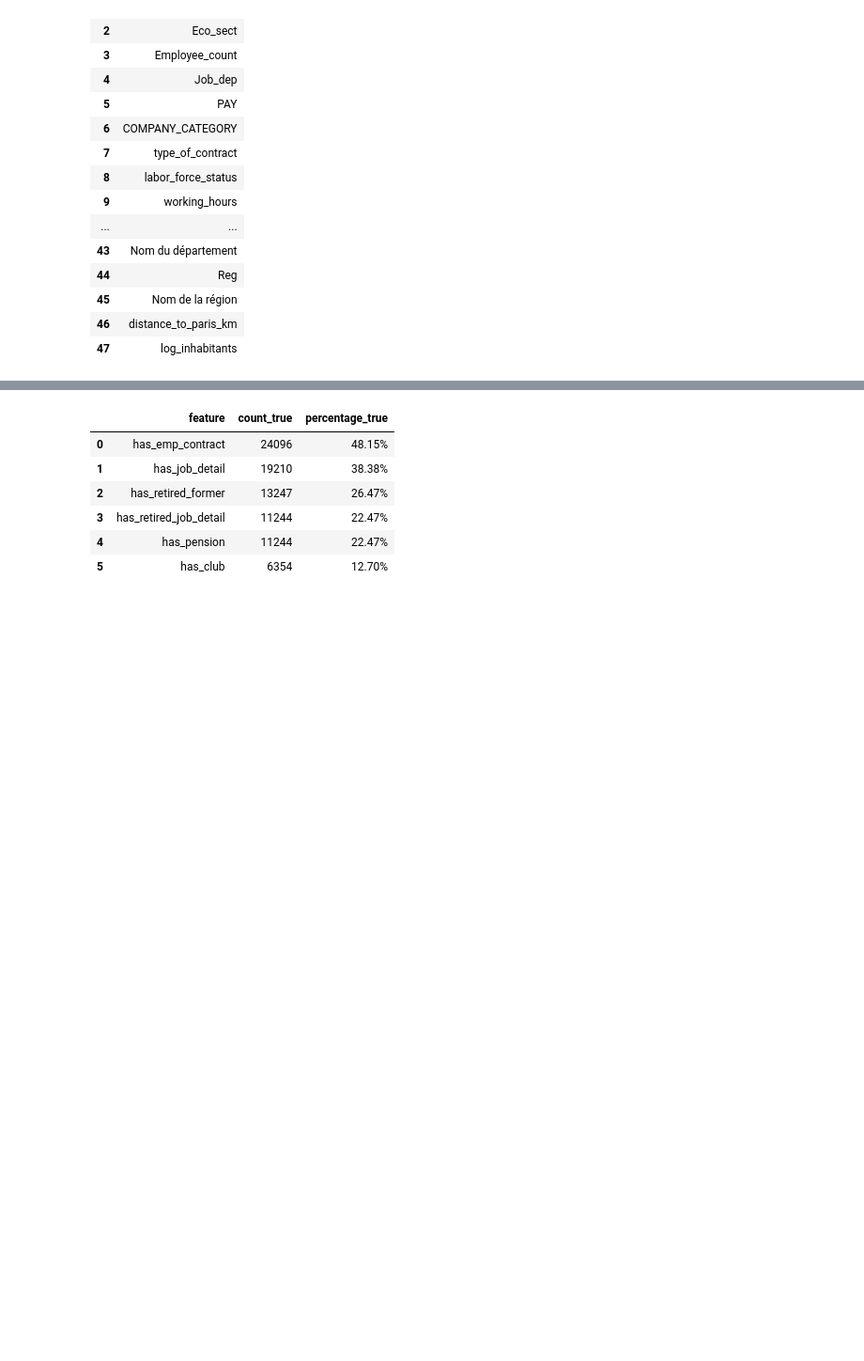
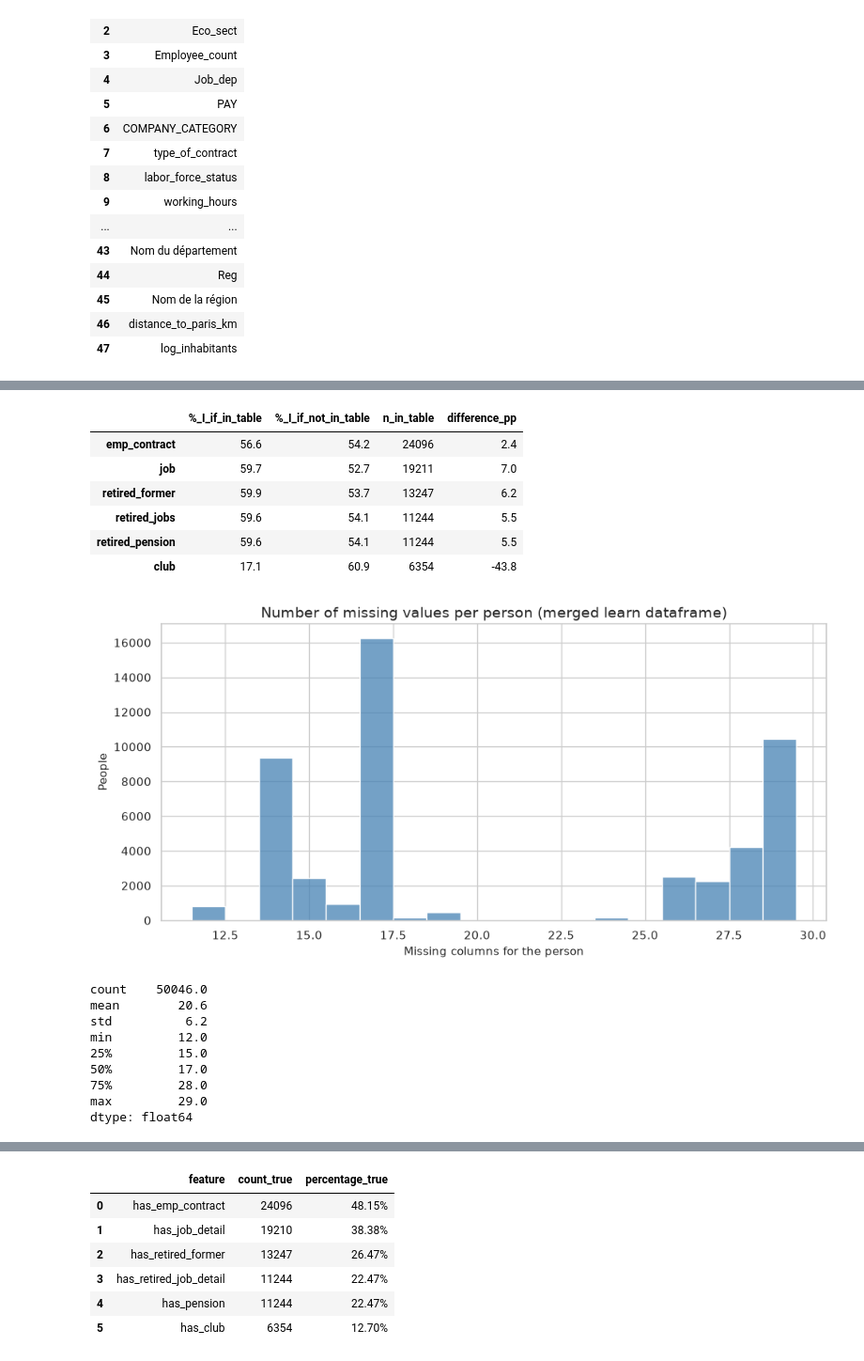
Before and after one commit to julianlopz/Dauphine, a Jupyter notebook: machine_learning/project/scripts/my scripts/1.build_dataset_notebook.ipynb, the cells around one changed output, grey strips where cells are left out. Shown at 94% size. Drawn from its saved outputs; the diff is of its cells as text; code cells hidden in the pictures; blank space fills up the shorter version.

```diff
--- a/machine_learning/project/scripts/my scripts/1.build_dataset_notebook.ipynb
+++ b/machine_learning/project/scripts/my scripts/1.build_dataset_notebook.ipynb
@@ -1586,0 +1869,46 @@ New columns: 48
+# %%
+# [ADDED BY CLAUDE] 4) Is missingness informative about the target?
+# If the % of I differs a lot between people in / not in a table, then "being missing" is itself a signal.
+# This is why the has_* flags and the "__missing__" category are useful features, and why
+# dropping rows/columns with NaN would throw information away.
+is_I = learn_features[TARGET_COL].eq("I")
+
+missing_vs_target = pd.DataFrame({
+    "%_I_if_in_table": [is_I[in_table[c]].mean() * 100 for c in in_table.columns],
+    "%_I_if_not_in_table": [is_I[~in_table[c]].mean() * 100 for c in in_table.columns],
+    "n_in_table": [in_table[c].sum() for c in in_table.columns],
+}, index=in_table.columns).round(1)
+missing_vs_target["difference_pp"] = (
+    missing_vs_target["%_I_if_in_table"] - missing_vs_target["%_I_if_not_in_table"]
+).round(1)
+display(missing_vs_target)
+
+# Number of missing values per person
+row_missing = learn_features.isna().sum(axis=1)
+plt.figure(figsize=(10, 5))
+sns.histplot(row_missing, discrete=True, color="steelblue")
+plt.title("Number of missing values per person (merged learn dataframe)")
+plt.xlabel("Missing columns for the person")
+plt.ylabel("People")
+plt.tight_layout()
+plt.savefig(FIGURES_DIR / "missing_per_row.png", dpi=150)
+plt.show()
+print(row_missing.describe().round(1))
+# %% [output]
+|  | %_I_if_in_table | %_I_if_not_in_table | n_in_table | difference_pp |
+| emp_contract | 56.6 | 54.2 | 24096 | 2.4 |
+| job | 59.7 | 52.7 | 19211 | 7.0 |
+| retired_former | 59.9 | 53.7 | 13247 | 6.2 |
+| retired_jobs | 59.6 | 54.1 | 11244 | 5.5 |
+| retired_pension | 59.6 | 54.1 | 11244 | 5.5 |
+| club | 17.1 | 60.9 | 6354 | -43.8 |
+[figure, added]
+count    50046.0
+mean        20.6
+std          6.2
+min         12.0
+25%         15.0
+50%         17.0
+75%         28.0
+max         29.0
+dtype: float64
```
Also changed, not shown: parts of 10 cells of this notebook, 9 other files.
